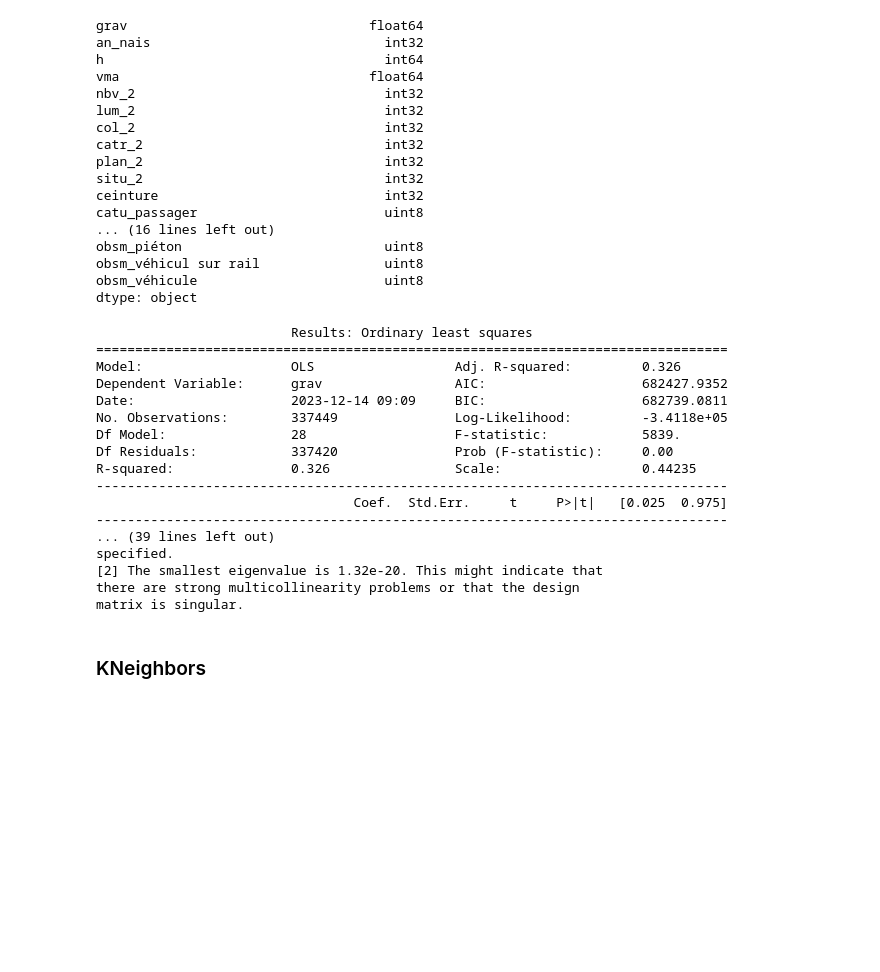
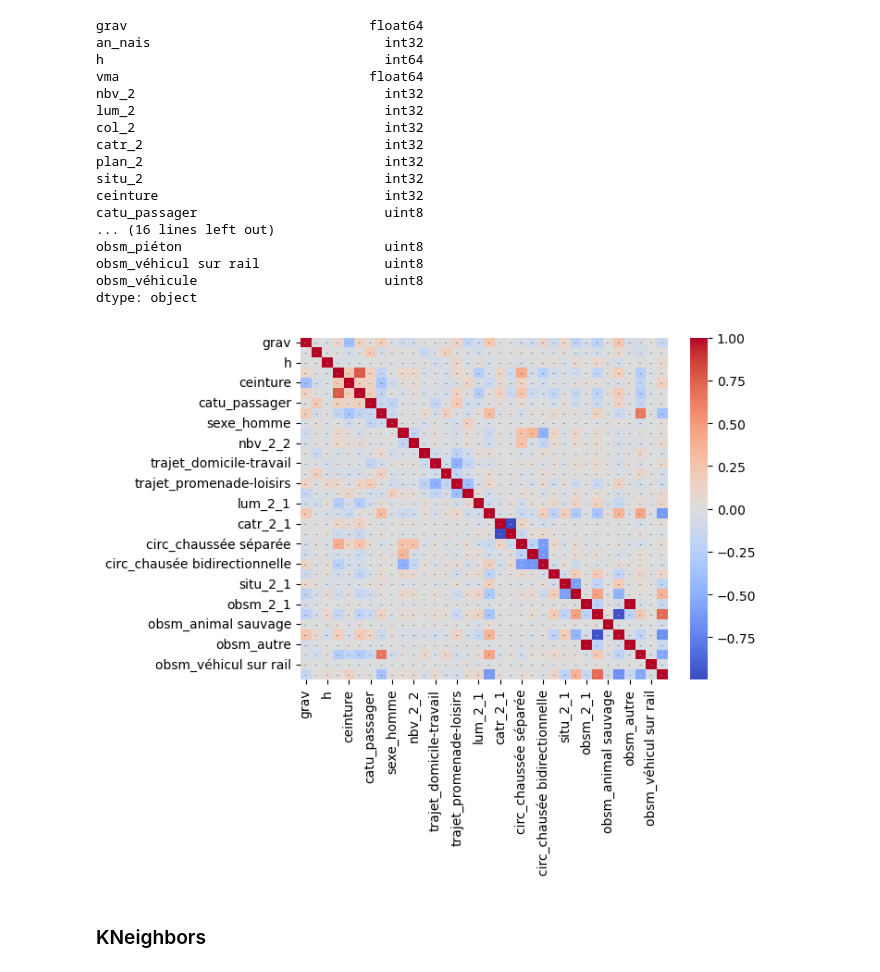
Before and after one commit to antoine-palazz/Projet_Python_ENSAE_2A, a Jupyter notebook: scripts/eda.ipynb, the cells around one changed output. Cells and saved outputs as stored; diff of their text form; code cells hidden in the pictures; blank space fills up the shorter version.

```diff
--- a/scripts/eda.ipynb
+++ b/scripts/eda.ipynb
@@ -988,7 +986,8 @@ Name: obsm_2, dtype: int64
 # %% [markdown]
 Encodage pour régression linéaire: il s'agit d'avoir des variables binaires, et passer les D.T time en variable numériques calssiques
 # %%
-df_elem1_bin=pd.get_dummies(df_elem1,columns=["catu","sexe","agg","circ","trajet","obsm_2","obsm"],drop_first=True )# on drop pour éviter la colinéarité parfaite
+df_elem1_bin=pd.get_dummies(df_elem1,columns=["agg", "catu", "sexe", "nbv_2", "trajet", "lum_2", "col_2",
+                        "catr_2", "circ", "plan_2", "situ_2", "obsm_2","obsm"],drop_first=True )# on drop pour éviter la colinéarité parfaite
 df_elem1_bin["an_nais"]=df_elem1_bin["an_nais"].astype(int)   # Statmodels ne prends les format DT.time
 df_elem1_bin['ceinture'] = df_elem1_bin['ceinture'].astype(int)  # ni les booléens
 df_elem1_bin.dropna(inplace=True)
@@ -1047,28 +1046,16 @@ obsm_piéton                          uint8
 obsm_véhicul sur rail                uint8
 obsm_véhicule                        uint8
 dtype: object
+# %%
+# Matrice de corrélation
+df_merged
+g1 = sns.heatmap(df_elem1_bin.corr(), cmap='coolwarm', annot=True, fmt=".2f",annot_kws={'size': 1})
+# %% [output]
+[figure, added]
 # %%
 X = df_elem1_bin.drop('grav', axis=1)
 y = df_elem1_bin['grav']
 X = sm.add_constant(X)
-model = sm.OLS(y, X)
-results = model.fit()
-print(results.summary2())
+#model = sm.OLS(y, X)
+#results = model.fit()
+#print(results.summary2())
-# %% [output]
-                         Results: Ordinary least squares
-=================================================================================
-Model:                   OLS                  Adj. R-squared:         0.326
-Dependent Variable:      grav                 AIC:                    682427.9352
-Date:                    2023-12-14 09:09     BIC:                    682739.0811
-No. Observations:        337449               Log-Likelihood:         -3.4118e+05
-Df Model:                28                   F-statistic:            5839.
-Df Residuals:            337420               Prob (F-statistic):     0.00
-R-squared:               0.326                Scale:                  0.44235
----------------------------------------------------------------------------------
-                                 Coef.  Std.Err.     t     P>|t|   [0.025  0.975]
----------------------------------------------------------------------------------
-... (39 lines left out)
-specified.
-[2] The smallest eigenvalue is 1.32e-20. This might indicate that
-there are strong multicollinearity problems or that the design
-matrix is singular.
```
Also changed, not shown: parts of 6 cells of this notebook.
